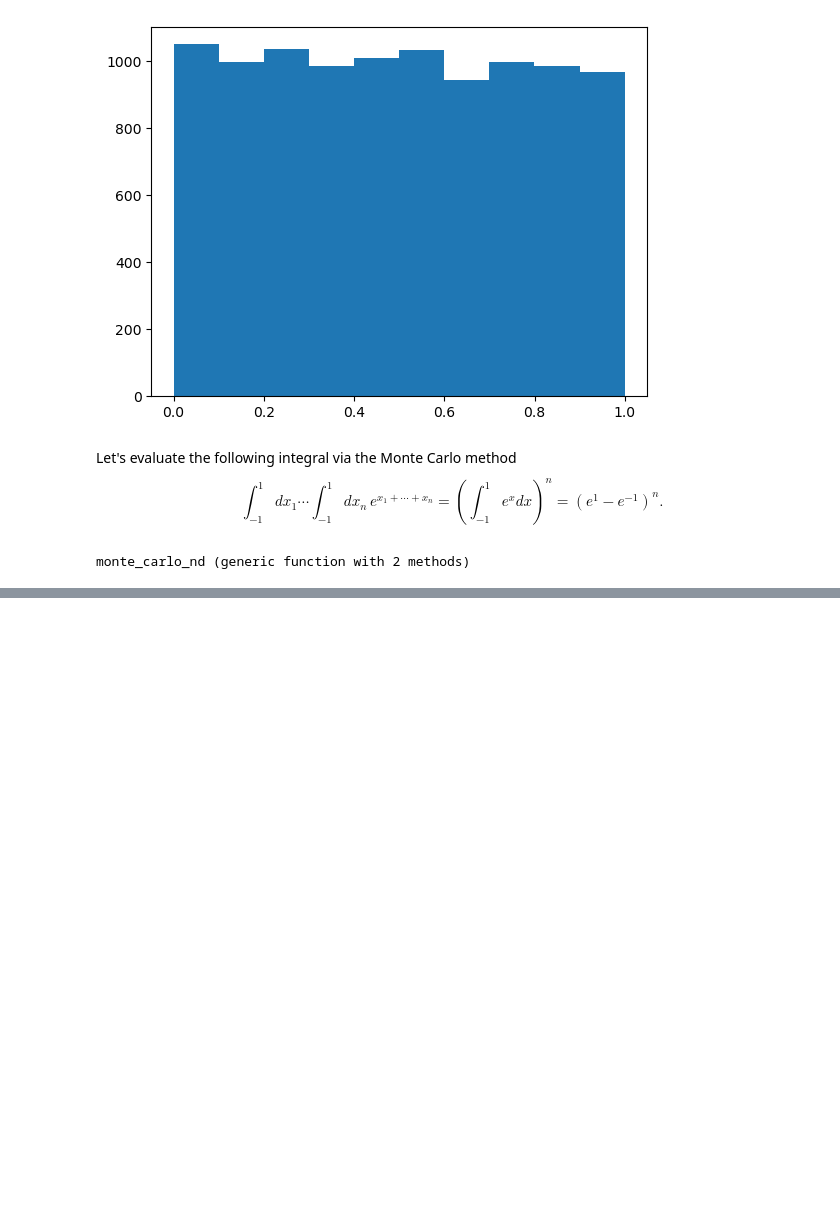
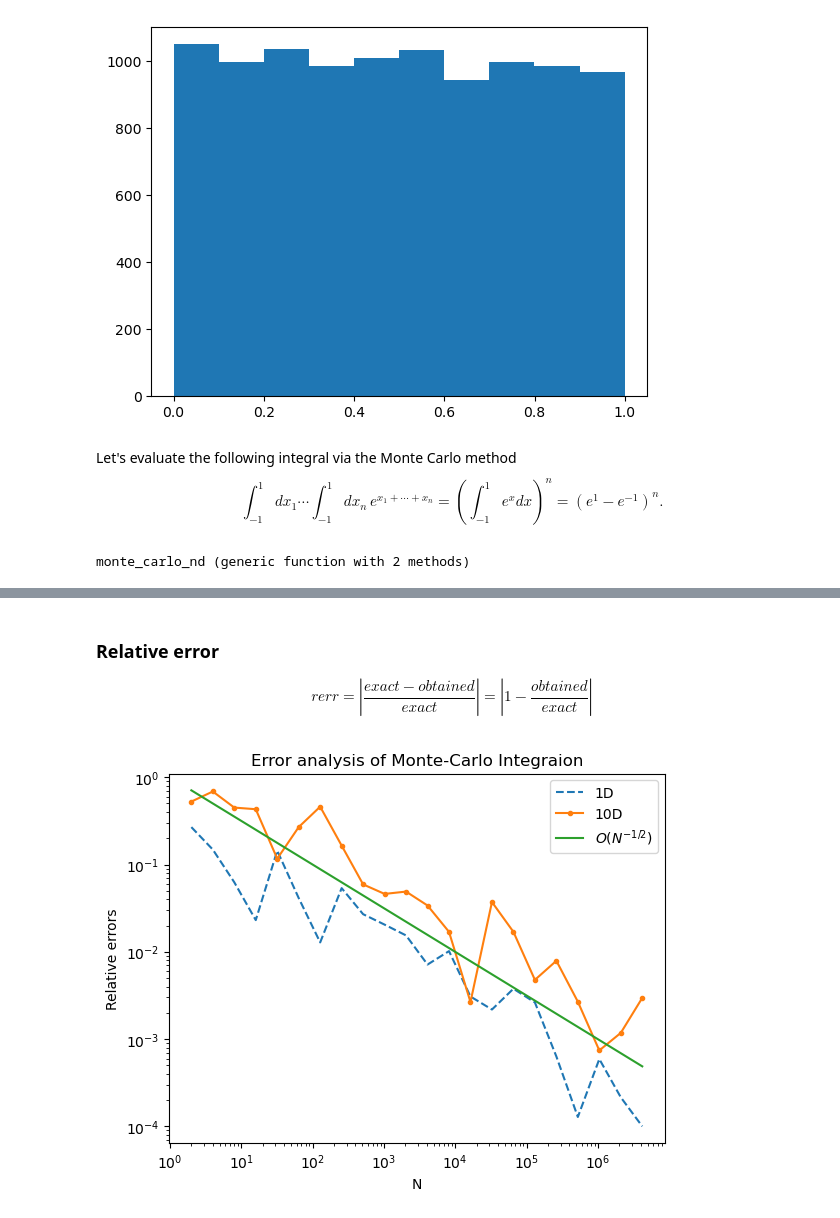
Before and after one commit to tkeegan12/Course_Computational_Physics_and_Engineering, a Jupyter notebook: Module2_Numerical_Intergration.ipynb, the cells around one changed output, grey strips where cells are left out. Drawn from its saved outputs; the diff is of its cells as text; code cells hidden in the pictures; blank space fills up the shorter version.

```diff
--- a/Module2_Numerical_Intergration.ipynb
+++ b/Module2_Numerical_Intergration.ipynb
@@ -191,5 +197,7 @@ function monte_carlo_nd(f::Function, n::Int, a::Real, b::Real, N::Int)
 end
 # %% [output]
 monte_carlo_nd (generic function with 2 methods)
+# %%
+N = [2 ^ k for k = 1:22];
 # %%
-monte_carlo_nd(x -> exp(sum(x)), 2, N
+int_mc_1d = monte_carlo_nd.(x -> exp(sum(x)), 1, -1, 1, N);
@@ -216,0 +204,22 @@ LoadError: syntax: "\" is not a unary operator
+# %% [markdown]
+### Relative error
+$$
+    rerr = \left|\frac{exact - obtained}{exact}\right| = \left| 1 - \frac{obtained}{exact}\right|
+$$
+# %%
+rerr_1d = abs.(1 .- int_mc_1d / (exp(1) - exp(-1)));
+# %%
+int_mc_10d = monte_carlo_nd.(x -> exp(sum(x)), 10, -1, 1, N);
+
+rerr_10d = abs.(1 .- int_mc_10d / (exp(1) - exp(-1)) ^ 10);
+# %%
+title("Error analysis of Monte-Carlo Integraion")
+loglog(N, rerr_1d, "--", label="1D")
+loglog(N, rerr_10d, ".-", label="10D")
+loglog(N, N .^ (-0.5), label=L"O(N^{-1/2})")
+ylabel("Relative errors")
+xlabel("N")
+legend()
+show()
+# %% [output]
+[figure, added]
```
Also changed, not shown: parts of 8 cells of this notebook.
